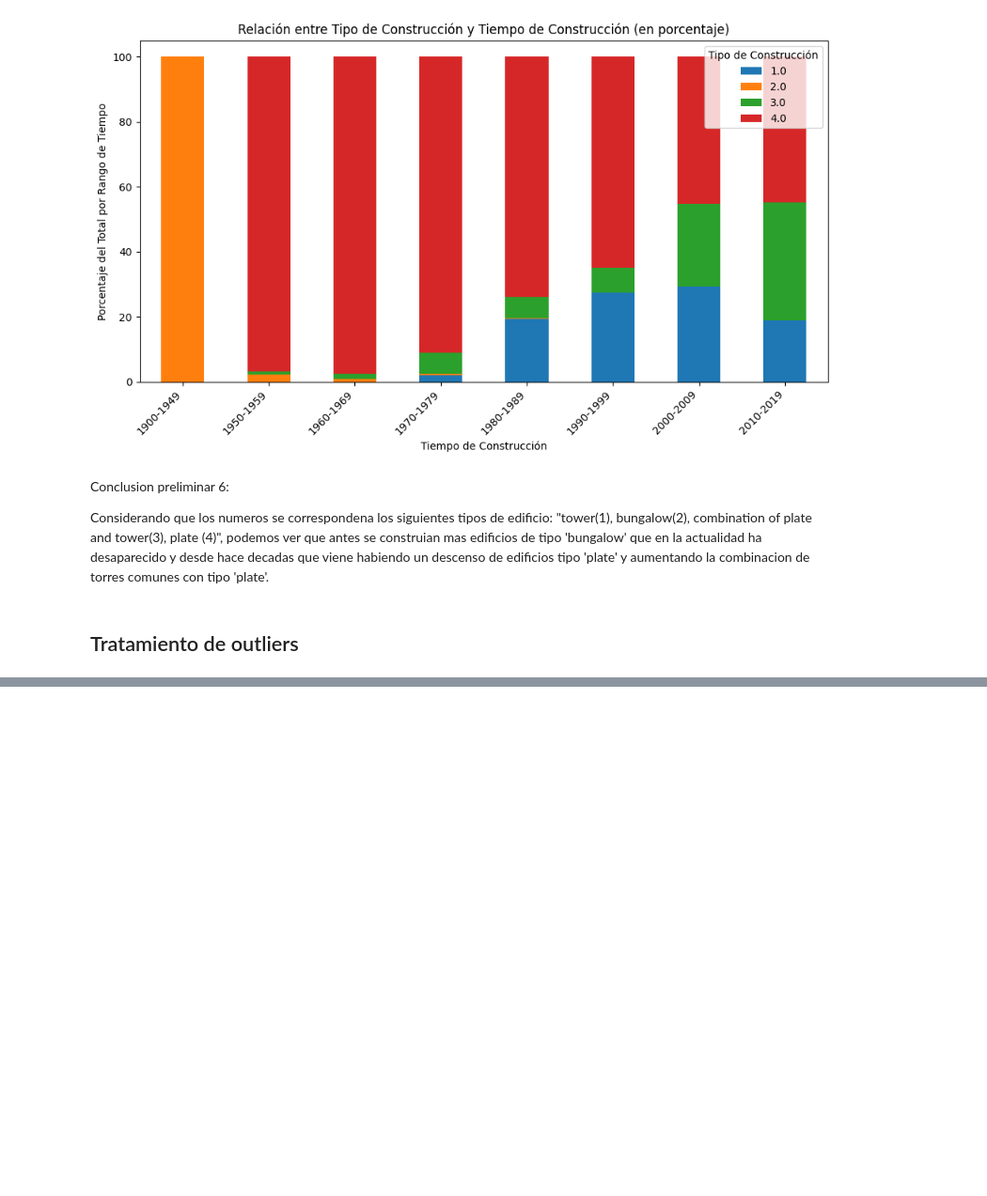
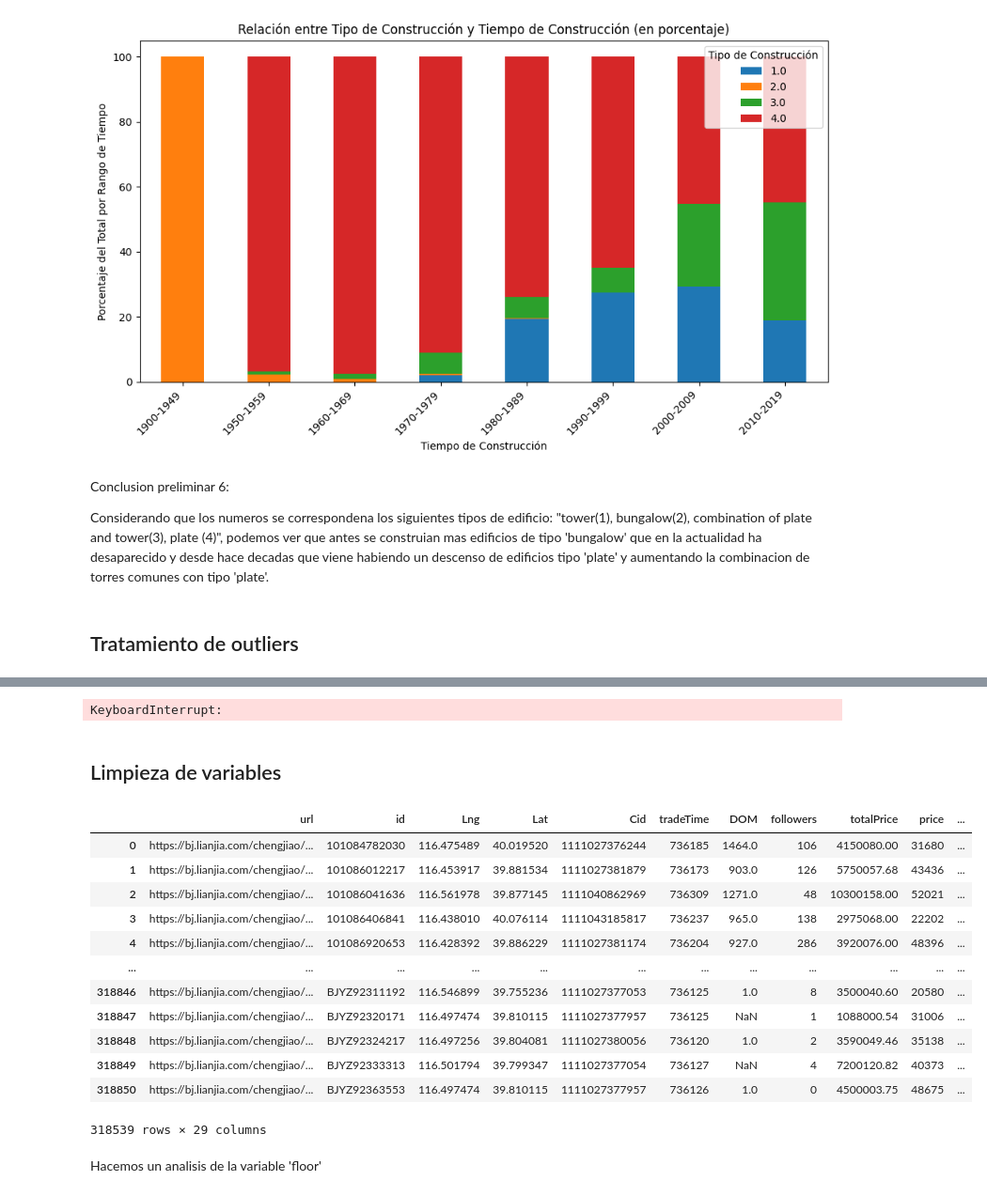
Before and after one commit to ichiP245/TP-Anal-tica-Descriptiva, a Jupyter notebook: notebooks/TP_Descriptiva.ipynb, the cells around one changed output, grey strips where cells are left out. Shown at 94% size. Cells and saved outputs as stored; diff of their text form; code cells hidden in the pictures; blank space fills up the shorter version.

```diff
--- a/notebooks/TP_Descriptiva.ipynb
+++ b/notebooks/TP_Descriptiva.ipynb
@@ -1161,0 +1374,6 @@ len(prueba), prueba.index.nunique()
+# %%
+lista_numericas = lista_numericas + ['buildingType']
+nulos_x_col = df[lista_numericas].isna().sum()
+nulas = nulos_x_col[nulos_x_col > 0].index.tolist()
+no_nulas = nulos_x_col[nulos_x_col == 0].index.tolist()
+nulas, no_nulas
@@ -1161,0 +1395,13 @@ len(prueba), prueba.index.nunique()
+# %%
+import statsmodels.api as sm
+cuantitativas = df[lista_numericas]
+for col in nulas:
+  columnas_numericas = cuantitativas.columns.tolist()
+  columnas_numericas.remove(col)
+  X = df[columnas_numericas].dropna().copy()
+  X = sm.add_constant(X)
+  y_miss = df[col].isna().astype(int)
+  y_miss = y_miss.loc[X.index]
+  logit_model = sm.Logit(y_miss, X).fit(disp=False)
+  print(f'modelo de {col}')
+  print(logit_model.summary())
@@ -1161,0 +1447,30 @@ len(prueba), prueba.index.nunique()
+# %%
+from sklearn.impute import KNNImputer
+imputer = KNNImputer(n_neighbors=3) # Defino imputador KNN con 3 vecinos
+df_imputed = pd.DataFrame(imputer.fit_transform(df[cuantitativas.columns]), columns=cuantitativas.columns)
+for col in columnas_faltantes:
+  df[col] = df_imputed[col]
+# %% [output]
+KeyboardInterrupt:
+# %% [markdown]
+## Limpieza de variables
+# %%
+pd.set_option('display.max_columns',None)
+# %%
+df
+# %% [output]
+|  | url | id | Lng | Lat | Cid | tradeTime | DOM | followers | totalPrice | price | ... |
+| 0 | https://bj.lianjia.com/chengjiao/... | 101084782030 | 116.475489 | 40.019520 | 1111027376244 | 736185 | 1464.0 | 106 | 4150080.00 | 31680 | ... |
+| 1 | https://bj.lianjia.com/chengjiao/... | 101086012217 | 116.453917 | 39.881534 | 1111027381879 | 736173 | 903.0 | 126 | 5750057.68 | 43436 | ... |
+| 2 | https://bj.lianjia.com/chengjiao/... | 101086041636 | 116.561978 | 39.877145 | 1111040862969 | 736309 | 1271.0 | 48 | 10300158.00 | 52021 | ... |
+| 3 | https://bj.lianjia.com/chengjiao/... | 101086406841 | 116.438010 | 40.076114 | 1111043185817 | 736237 | 965.0 | 138 | 2975068.00 | 22202 | ... |
+| 4 | https://bj.lianjia.com/chengjiao/... | 101086920653 | 116.428392 | 39.886229 | 1111027381174 | 736204 | 927.0 | 286 | 3920076.00 | 48396 | ... |
+| ... | ... | ... | ... | ... | ... | ... | ... | ... | ... | ... | ... |
+| 318846 | https://bj.lianjia.com/chengjiao/... | BJYZ92311192 | 116.546899 | 39.755236 | 1111027377053 | 736125 | 1.0 | 8 | 3500040.60 | 20580 | ... |
+| 318847 | https://bj.lianjia.com/chengjiao/... | BJYZ92320171 | 116.497474 | 39.810115 | 1111027377957 | 736125 | NaN | 1 | 1088000.54 | 31006 | ... |
+| 318848 | https://bj.lianjia.com/chengjiao/... | BJYZ92324217 | 116.497256 | 39.804081 | 1111027380056 | 736120 | 1.0 | 2 | 3590049.46 | 35138 | ... |
+| 318849 | https://bj.lianjia.com/chengjiao/... | BJYZ92333313 | 116.501794 | 39.799347 | 1111027377054 | 736127 | NaN | 4 | 7200120.82 | 40373 | ... |
+| 318850 | https://bj.lianjia.com/chengjiao/... | BJYZ92363553 | 116.497474 | 39.810115 | 1111027377957 | 736126 | 1.0 | 0 | 4500003.75 | 48675 | ... |
+318539 rows × 29 columns
+# %% [markdown]
+Hacemos un analisis de la variable 'floor'
```
Also changed, not shown: parts of 84 cells of this notebook.
